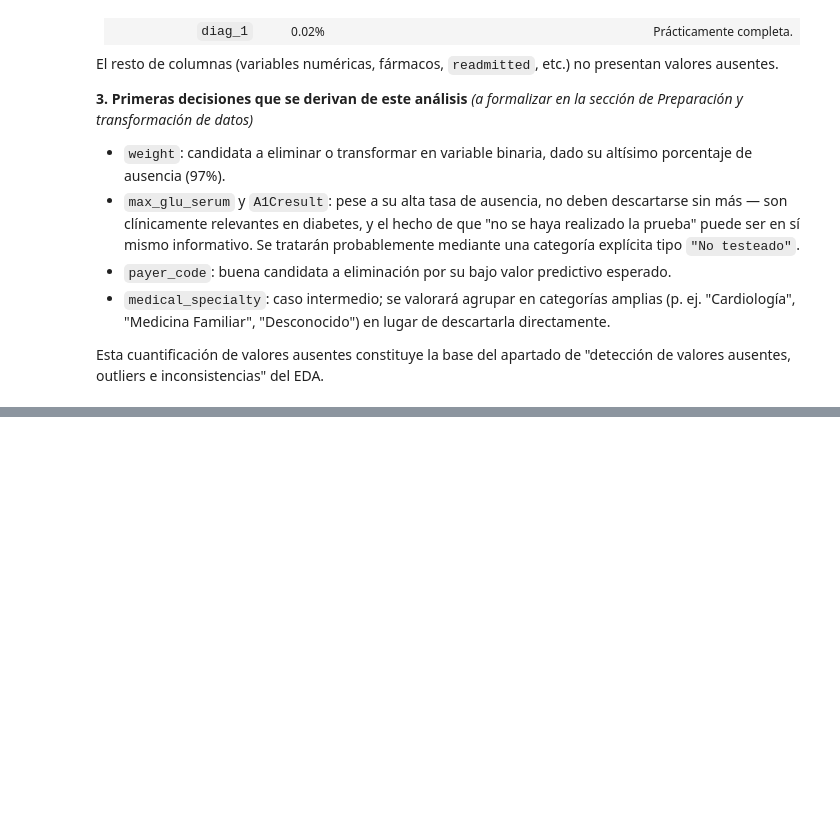
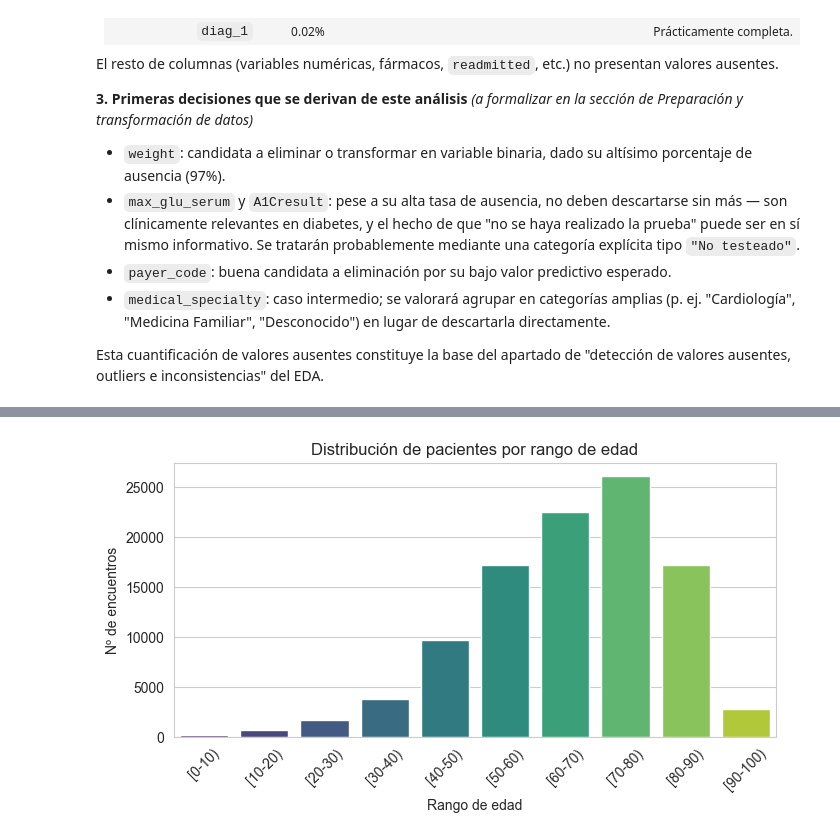
Before and after one commit to lballinamunoz/tfm-readmision-diabetes, a Jupyter notebook: notebooks/analisis_diabetes.ipynb, the cells around one changed output, grey strips where cells are left out. Cells and saved outputs as stored; diff of their text form; code cells hidden in the pictures; blank space fills up the shorter version.

```diff
--- a/notebooks/analisis_diabetes.ipynb
+++ b/notebooks/analisis_diabetes.ipynb
@@ -127,0 +196,16 @@ Esta cuantificación de valores ausentes constituye la base del apartado de "det
+# %%
+sns.set_style('whitegrid')
+
+order = ['[0-10)', '[10-20)', '[20-30)', '[30-40)', '[40-50)',
+         '[50-60)', '[60-70)', '[70-80)', '[80-90)', '[90-100)']
+
+plt.figure(figsize=(7, 4))
+ax = sns.countplot(data=df, x='age', order=order, hue='age', legend=False, palette='viridis')
+plt.title('Distribución de pacientes por rango de edad')
+plt.xlabel('Rango de edad')
+plt.ylabel('Nº de encuentros')
+plt.xticks(rotation=45)
+plt.tight_layout()
+plt.show()
+# %% [output]
+[figure, added]
```
Also changed, not shown: parts of 34 cells of this notebook, 5 other files.
